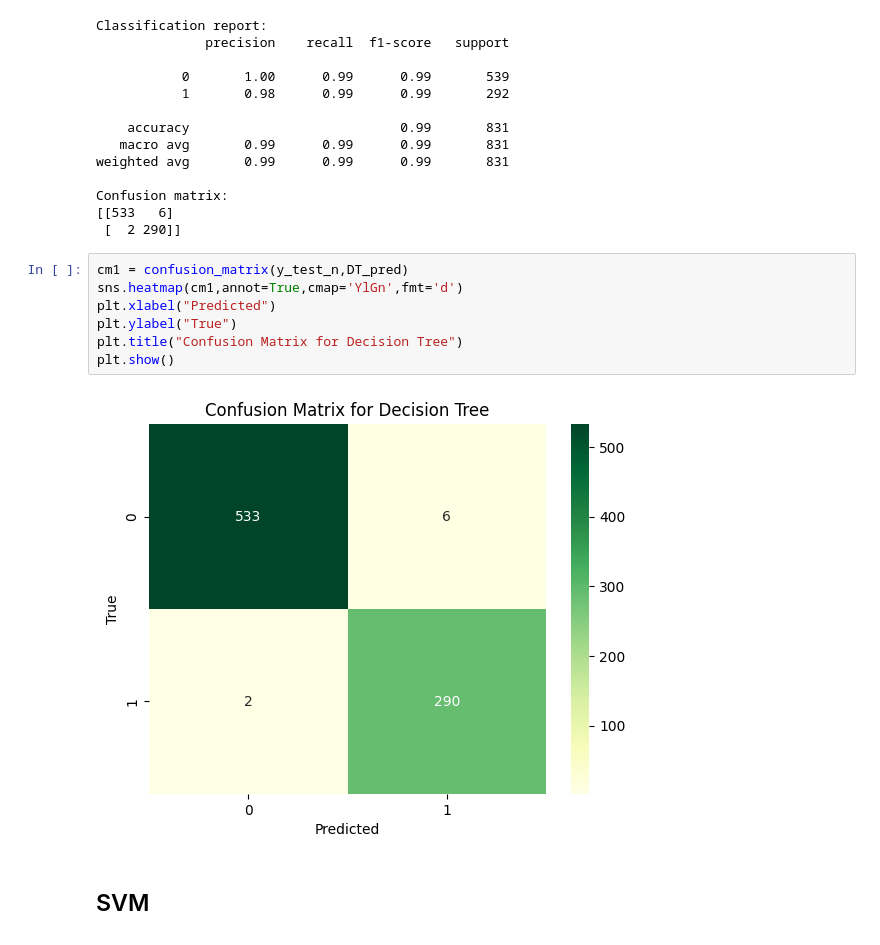
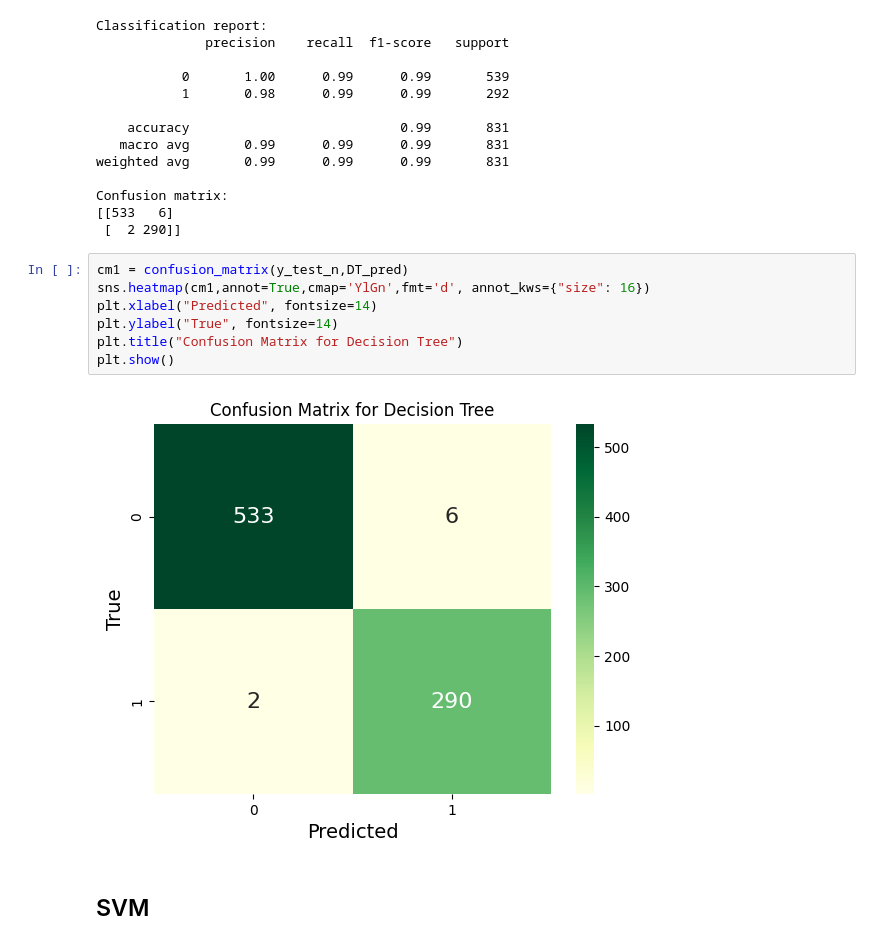
Before and after one commit to Toressy/Diabetes_prediction, a Jupyter notebook: diabetes-prediction.ipynb, the cells around one changed output. Cells and saved outputs as stored; diff of their text form.

```diff
--- a/diabetes-prediction.ipynb
+++ b/diabetes-prediction.ipynb
@@ -372,13 +372,13 @@ Confusion matrix:
  [  2 290]]
 # %%
 cm1 = confusion_matrix(y_test_n,DT_pred)
-sns.heatmap(cm1,annot=True,cmap='YlGn',fmt='d')
-plt.xlabel("Predicted")
-plt.ylabel("True")
+sns.heatmap(cm1,annot=True,cmap='YlGn',fmt='d', annot_kws={"size": 16})
+plt.xlabel("Predicted", fontsize=14)
+plt.ylabel("True", fontsize=14)
 plt.title("Confusion Matrix for Decision Tree")
 plt.show()
 # %% [output]
-[figure, old version]
+[figure, new version]
 # %% [markdown]
 ## SVM
 # %%
```
Also changed, not shown: parts of 2 cells of this notebook.
